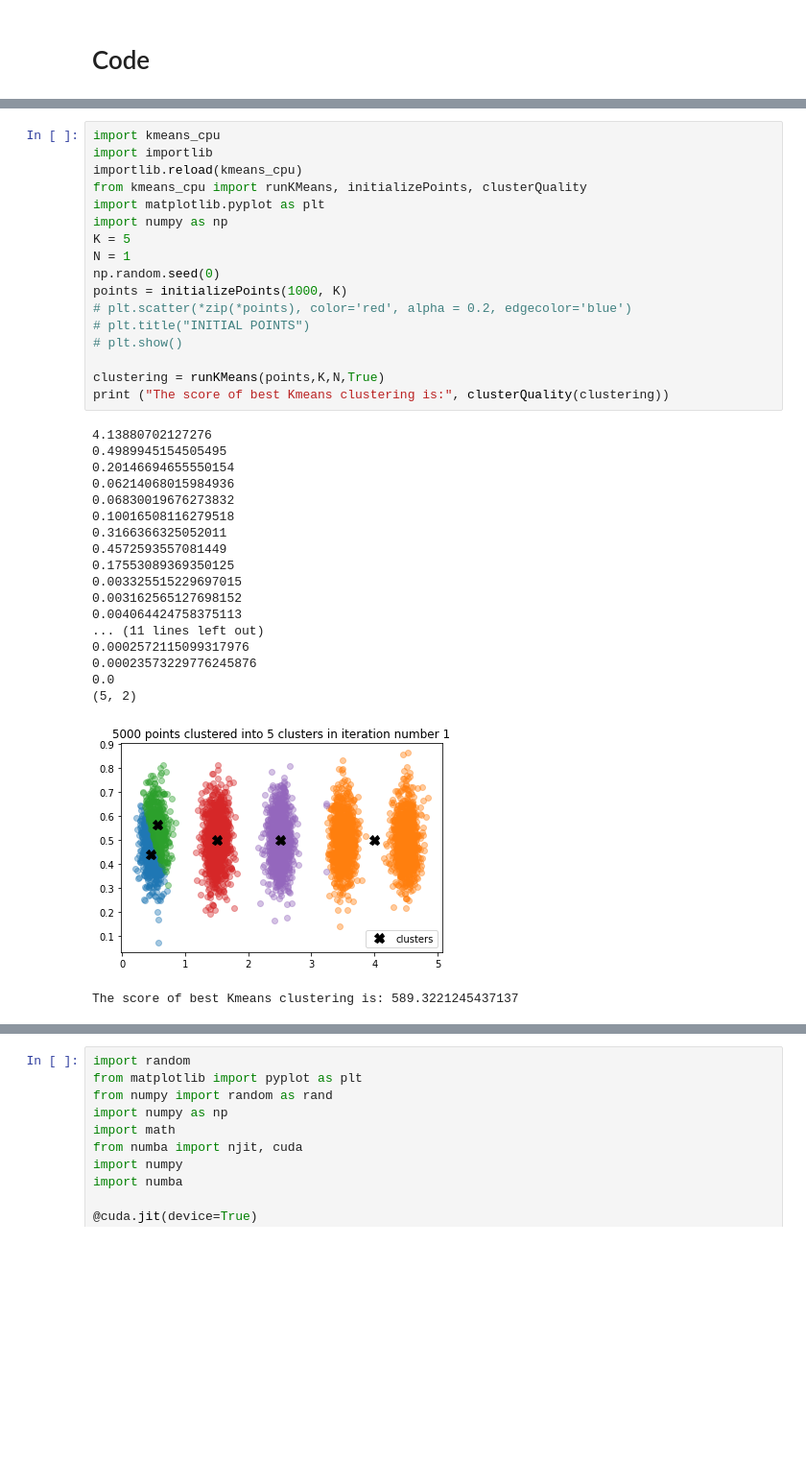
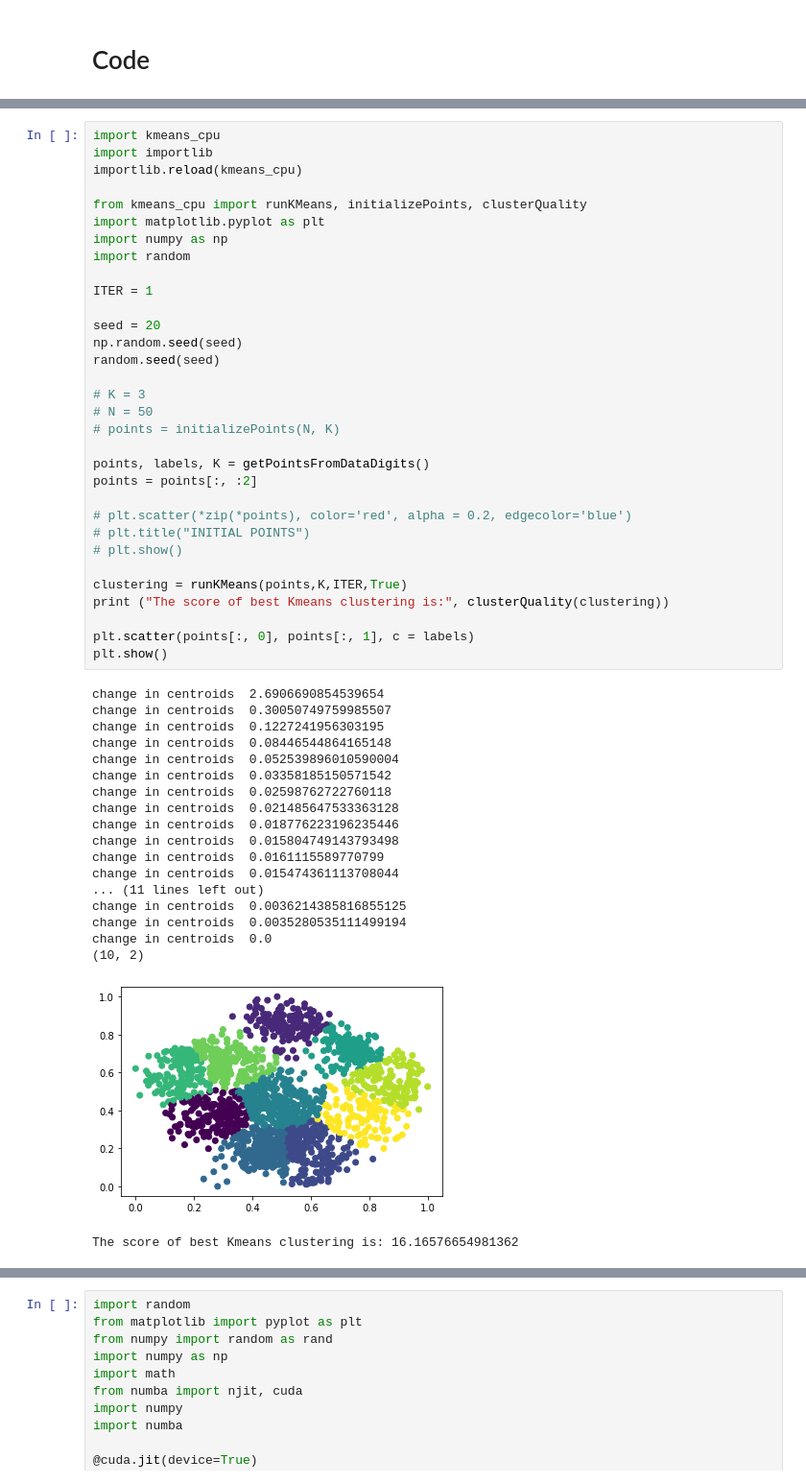
Before and after one commit to ms03831/parallelized-PSO-clustering, a Jupyter notebook: Code/kmeans/kMeansClusteringCUDA.ipynb, the cells around one changed output, grey strips where cells are left out. Shown: that part at 96% size. Saved outputs shown, nothing was run; the diff lists cells and outputs as text; blank space fills up the shorter version.

```diff
--- a/Code/kmeans/kMeansClusteringCUDA.ipynb
+++ b/Code/kmeans/kMeansClusteringCUDA.ipynb
@@ -60,37 +142,52 @@ Everything up-to-date
 # %%
 import kmeans_cpu
 import importlib
 importlib.reload(kmeans_cpu)
+
 from kmeans_cpu import runKMeans, initializePoints, clusterQuality
 import matplotlib.pyplot as plt
 import numpy as np
-K = 5
-N = 1
-np.random.seed(0)
-points = initializePoints(1000, K)
+import random
+
+ITER = 1
+
+seed = 20
+np.random.seed(seed)
+random.seed(seed)
+
+# K = 3
+# N = 50
+# points = initializePoints(N, K)
+
+points, labels, K = getPointsFromDataDigits()
+points = points[:, :2]
+
 # plt.scatter(*zip(*points), color='red', alpha = 0.2, edgecolor='blue')
 # plt.title("INITIAL POINTS")
 # plt.show()
 
-clustering = runKMeans(points,K,N,True)
+clustering = runKMeans(points,K,ITER,True)
 print ("The score of best Kmeans clustering is:", clusterQuality(clustering))
+
+plt.scatter(points[:, 0], points[:, 1], c = labels)
+plt.show()
 # %% [output]
-4.13880702127276
-0.4989945154505495
-0.20146694655550154
-0.06214068015984936
-0.06830019676273832
-0.10016508116279518
-0.3166366325052011
-0.4572593557081449
-0.17553089369350125
-0.003325515229697015
-0.003162565127698152
-0.004064424758375113
+change in centroids  2.6906690854539654
+change in centroids  0.30050749759985507
+change in centroids  0.1227241956303195
+change in centroids  0.08446544864165148
+change in centroids  0.052539896010590004
+change in centroids  0.03358185150571542
+change in centroids  0.02598762722760118
+change in centroids  0.021485647533363128
+change in centroids  0.018776223196235446
+change in centroids  0.015804749143793498
+change in centroids  0.0161115589770799
+change in centroids  0.015474361113708044
 ... (11 lines left out)
-0.0002572115099317976
-0.00023573229776245876
-0.0
-(5, 2)
+change in centroids  0.0036214385816855125
+change in centroids  0.0035280535111499194
+change in centroids  0.0
+(10, 2)
-[figure, old version]
+[figure, new version]
-The score of best Kmeans clustering is: 589.3221245437137
+The score of best Kmeans clustering is: 16.16576654981362
```
Also changed, not shown: parts of 15 cells of this notebook, 3 other files.
